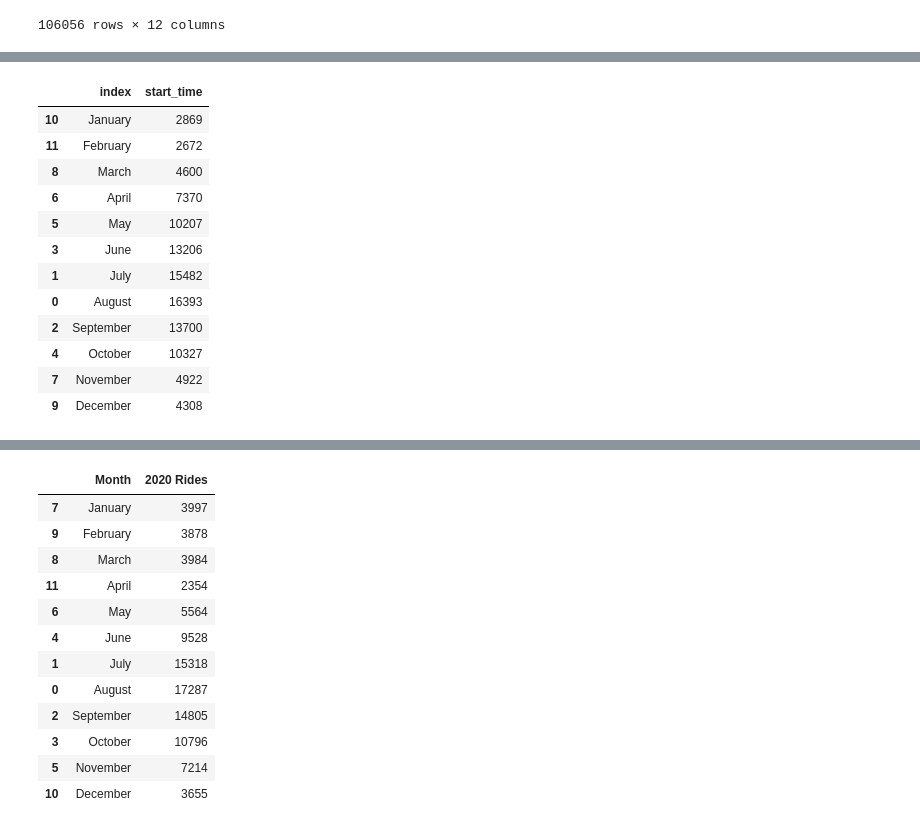
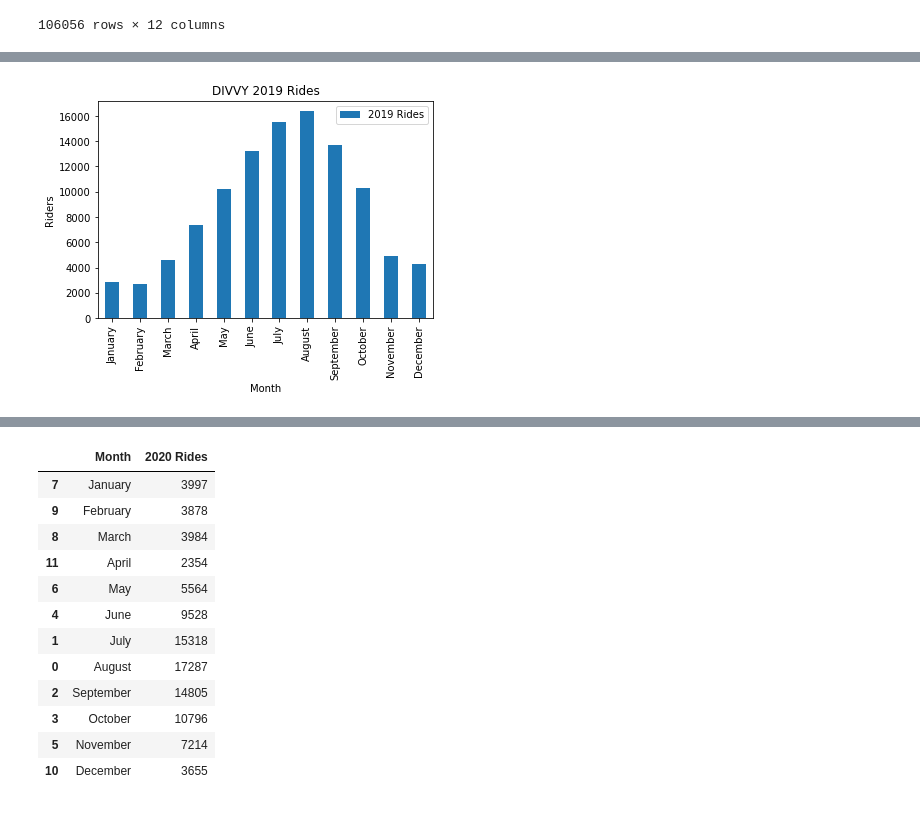
Before and after one commit to Slainte91/COVID-movement, a Jupyter notebook: divvy/divvy.ipynb, the cells around one changed output, grey strips where cells are left out. Cells and saved outputs as stored; diff of their text form; code cells hidden in the pictures.

```diff
--- a/divvy/divvy.ipynb
+++ b/divvy/divvy.ipynb
@@ -72,20 +34,20 @@ divvy19_df #.info()
 # %%
+# Lose some unused colmns
+divvy19_df.drop(['end_time','bikeid','usertype','gender','birthyear'],axis=1, inplace=True)
+
+# Organize the trips by month
+divvy19_df['start_time'] = pd.to_datetime(divvy19_df['start_time'],errors = 'coerce',format = '%Y-%m-%d %H:%M:%S').dt.strftime("%B")
+mcheck19_df = divvy19_df
 # Sum the Monthly data, reorg base on month order and ## Find a more perfect solution to this.
 div19cnt = pd.value_counts(divvy19_df['start_time'])
 div19cnt = div19cnt.to_frame().reset_index()
 div19cnt = pd.DataFrame(div19cnt, index=[10, 11, 8, 6, 5, 3,1,0,2,4,7,9])
-div19cnt #.head()
+
+# Fix Column Names to reflect the data
+div19cnt.rename(columns = {'index':'Month','start_time':'2019 Rides'},inplace=True)
+div19cnt # .index
+
+# Plot 2019
+div19cnt.plot(x='Month',y='2019 Rides',kind='bar',title='DIVVY 2019 Rides',xlabel='Month',ylabel='Riders');
 # %% [output]
-|  | index | start_time |
-| 10 | January | 2869 |
-| 11 | February | 2672 |
-| 8 | March | 4600 |
-| 6 | April | 7370 |
-| 5 | May | 10207 |
-| 3 | June | 13206 |
-| 1 | July | 15482 |
-| 0 | August | 16393 |
-| 2 | September | 13700 |
-| 4 | October | 10327 |
-| 7 | November | 4922 |
-| 9 | December | 4308 |
+[figure, added]
```
Also changed, not shown: parts of 19 cells of this notebook.
